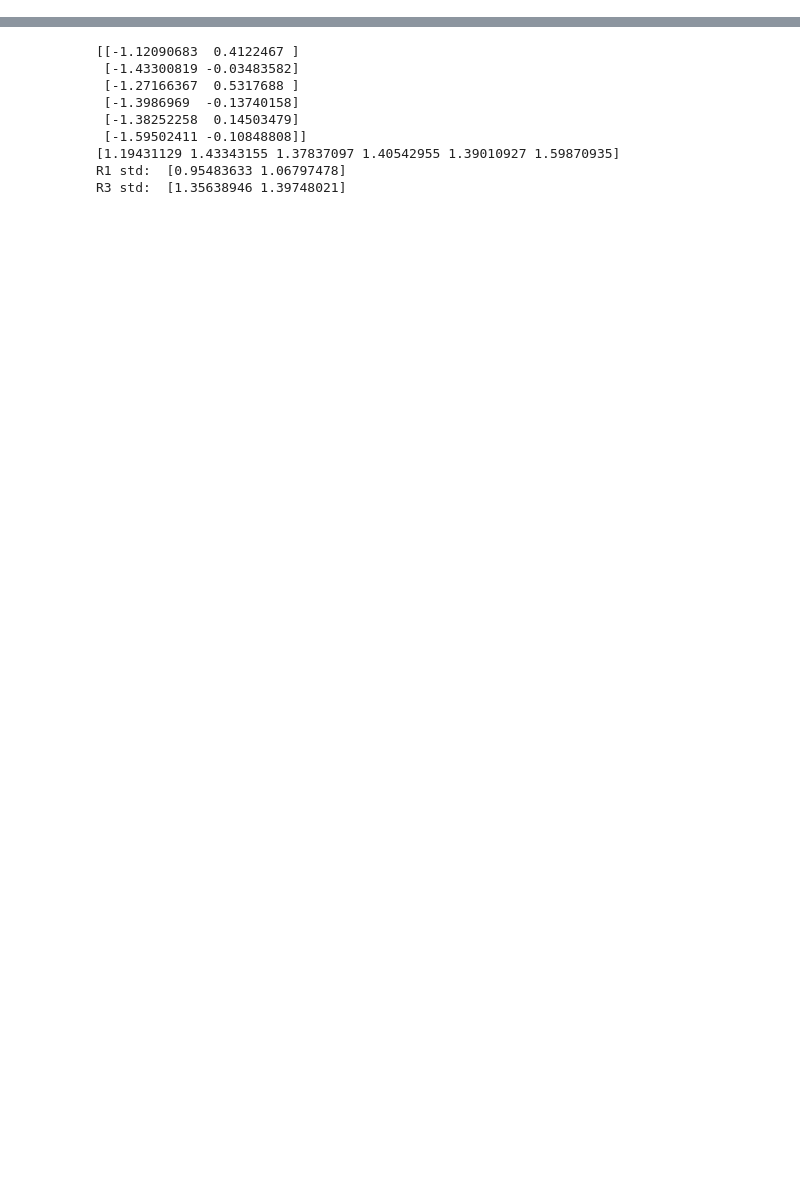
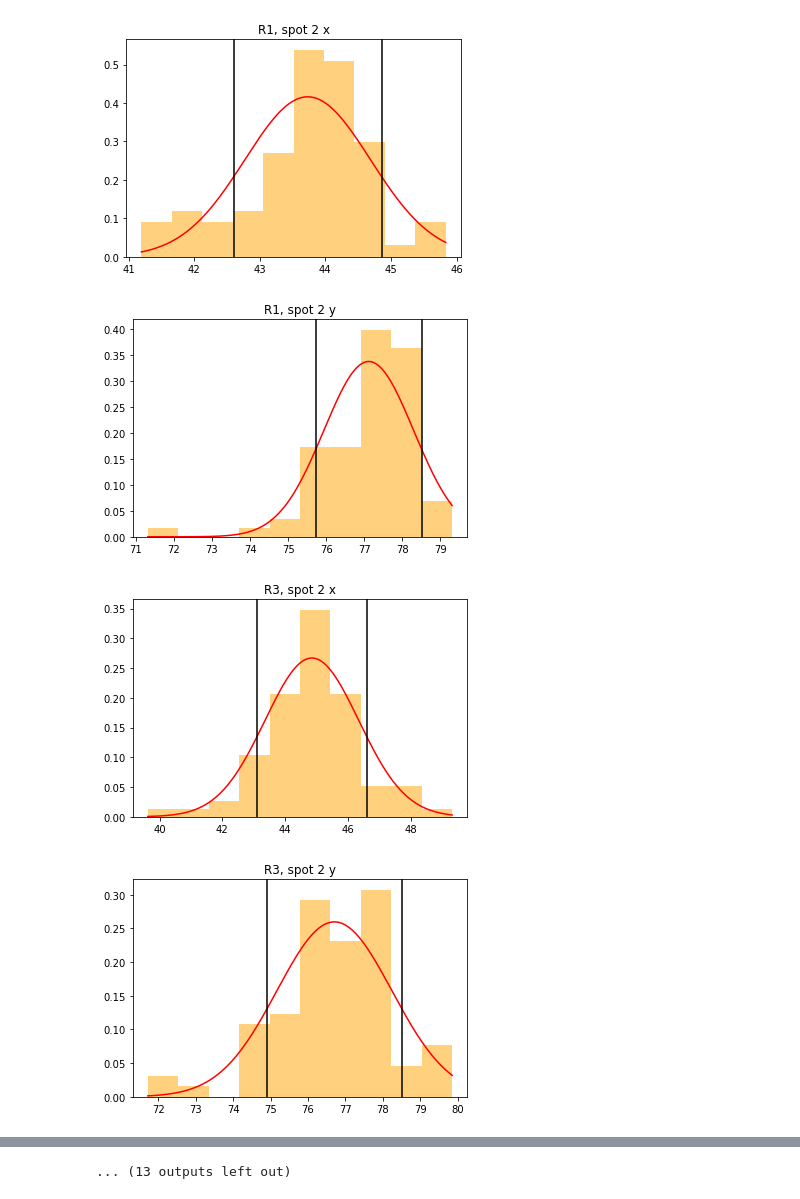
Before and after one commit to jungmannlab/resi, a Jupyter notebook: RESI_Cluster_Center_Analysis.ipynb, the cells around one changed output, grey strips where cells are left out. Saved outputs shown, nothing was run; the diff lists cells and outputs as text; code cells hidden in the pictures; blank space fills up the shorter version.

```diff
--- a/RESI_Cluster_Center_Analysis.ipynb
+++ b/RESI_Cluster_Center_Analysis.ipynb
@@ -79,32 +132,59 @@ R1_resi = []
 R1_resi_std = []
 R3_resi = []
 R3_resi_std = []
+R1_FWHM = []
+R3_FWHM = []
 
 for i in (2,3,4,5,6,7):
 #for i in (4,5,6,7,8,9):
     R1 = (R1_table[R1_table["group"] == i])
     Avg_R1 = R1["x"].mean(), R1["y"].mean()
     Std_R1 = R1["x"].std(), R1["y"].std()
+
+    FWHM_x = GaussFWHM(R1["x"], ("R1, spot "+str(i)+" x"))
+    FWHM_y = GaussFWHM(R1["y"], ("R1, spot "+str(i)+" y"))
+
+    FWHM_R1 = [FWHM_x, FWHM_y]
+
     R3 = (R3_table[R3_table["group"] == i])
     Avg_R3 = R3["x"].mean(), R3["y"].mean()
     Std_R3 = R3["x"].std(), R3["y"].std()
 
+    FWHM_x = GaussFWHM(R3["x"], ("R3, spot "+str(i)+" x"))
+    FWHM_y = GaussFWHM(R3["y"], ("R3, spot "+str(i)+" y"))
+
+    FWHM_R3 = [FWHM_x, FWHM_y]
+
     R1_resi.append(Avg_R1)
     R1_resi_std.append(Std_R1)
+    R1_FWHM.append(FWHM_R1)
     R3_resi.append(Avg_R3)
     R3_resi_std.append(Std_R3)
+    R3_FWHM.append(FWHM_R3)
 
 R1_resi = np.asarray(R1_resi)
 R3_resi = np.asarray(R3_resi)
 R1_resi_std = np.asarray(R1_resi_std)
 R3_resi_std = np.asarray(R3_resi_std)
+R1_FWHM = np.asarray(R1_FWHM)
+R3_FWHM = np.asarray(R3_FWHM)
 
 Resi_differences = (R1_resi - R3_resi)
 Resi_distances = (np.sqrt(Resi_differences[:,0]**2 + Resi_differences[:,1]**2))
 
 print(Resi_differences)
 print(Resi_distances)
 
+print(R1_FWHM)
+print(R3_FWHM)
+
+R1_FWHM_avg = np.mean(R1_FWHM, axis = 1)
+R3_FWHM_avg = np.mean(R3_FWHM, axis = 1)
+
 print("R1 std: ", np.mean(R1_resi_std, axis=0))
 print("R3 std: ", np.mean(R3_resi_std, axis=0))
 # %% [output]
+[figure, added]
+[figure, added]
+[figure, added]
+[figure, added]
@@ -111,10 +199,2 @@ print("R3 std: ", np.mean(R3_resi_std, axis=0))
-[[-1.12090683  0.4122467 ]
- [-1.43300819 -0.03483582]
- [-1.27166367  0.5317688 ]
- [-1.3986969  -0.13740158]
- [-1.38252258  0.14503479]
- [-1.59502411 -0.10848808]]
-[1.19431129 1.43343155 1.37837097 1.40542955 1.39010927 1.59870935]
-R1 std:  [0.95483633 1.06797478]
-R3 std:  [1.35638946 1.39748021]
+... (13 outputs left out)
 # %%
```
Also changed, not shown: parts of 6 cells of this notebook.
